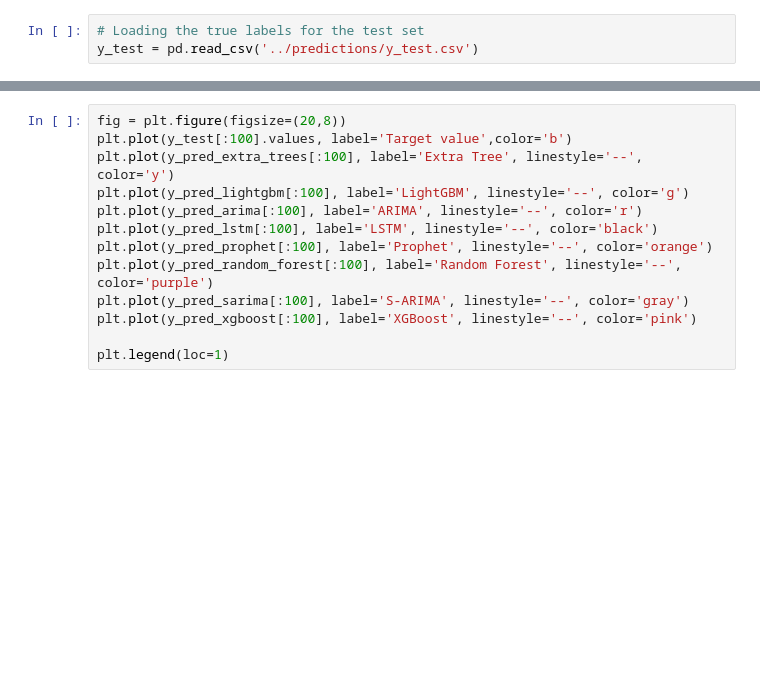
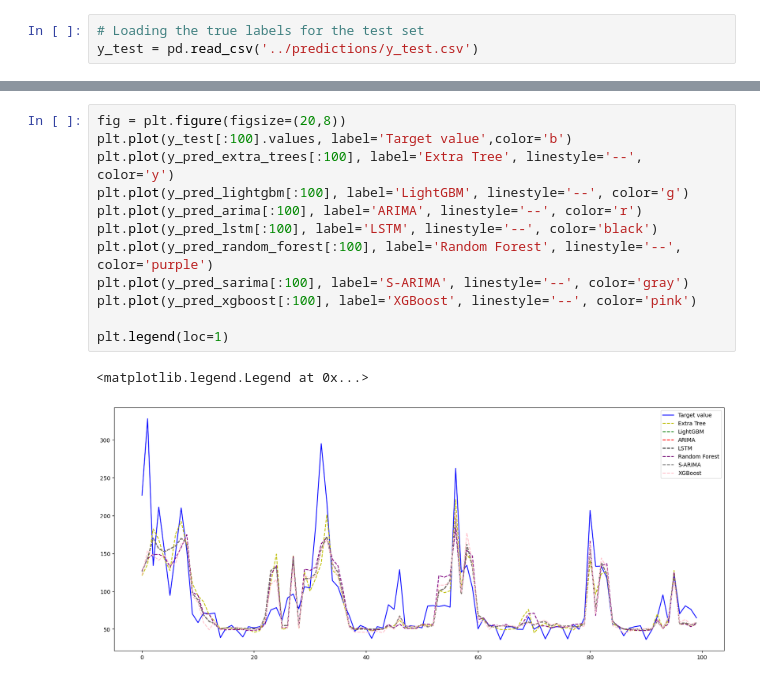
Before and after one commit to BianchiLuca28/EnergyConsumptionForecast, a Jupyter notebook: notebooks/comparing_results.ipynb, the cells around one changed output, grey strips where cells are left out. Cells and saved outputs as stored; diff of their text form; blank space fills up the shorter version.

```diff
--- a/notebooks/comparing_results.ipynb
+++ b/notebooks/comparing_results.ipynb
@@ -65,13 +79,15 @@ plt.show()
 # %%
 fig = plt.figure(figsize=(20,8))
 plt.plot(y_test[:100].values, label='Target value',color='b')
 plt.plot(y_pred_extra_trees[:100], label='Extra Tree', linestyle='--', color='y')
 plt.plot(y_pred_lightgbm[:100], label='LightGBM', linestyle='--', color='g')
 plt.plot(y_pred_arima[:100], label='ARIMA', linestyle='--', color='r')
 plt.plot(y_pred_lstm[:100], label='LSTM', linestyle='--', color='black')
-plt.plot(y_pred_prophet[:100], label='Prophet', linestyle='--', color='orange')
 plt.plot(y_pred_random_forest[:100], label='Random Forest', linestyle='--', color='purple')
 plt.plot(y_pred_sarima[:100], label='S-ARIMA', linestyle='--', color='gray')
 plt.plot(y_pred_xgboost[:100], label='XGBoost', linestyle='--', color='pink')
 
 plt.legend(loc=1)
+# %% [output]
+<matplotlib.legend.Legend at 0x...>
+[figure, added]
```
Also changed, not shown: parts of 3 cells of this notebook, 9 other files.
